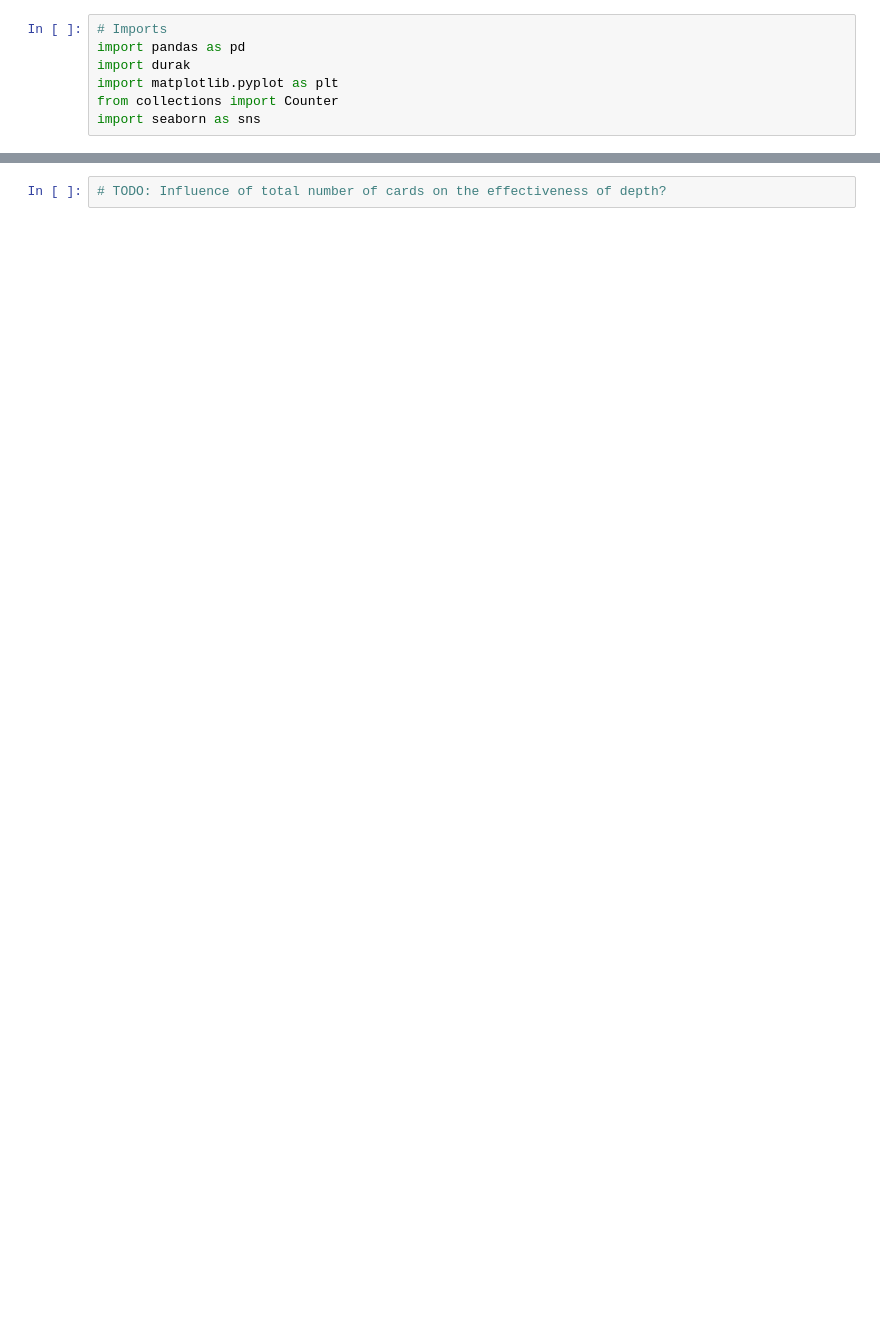
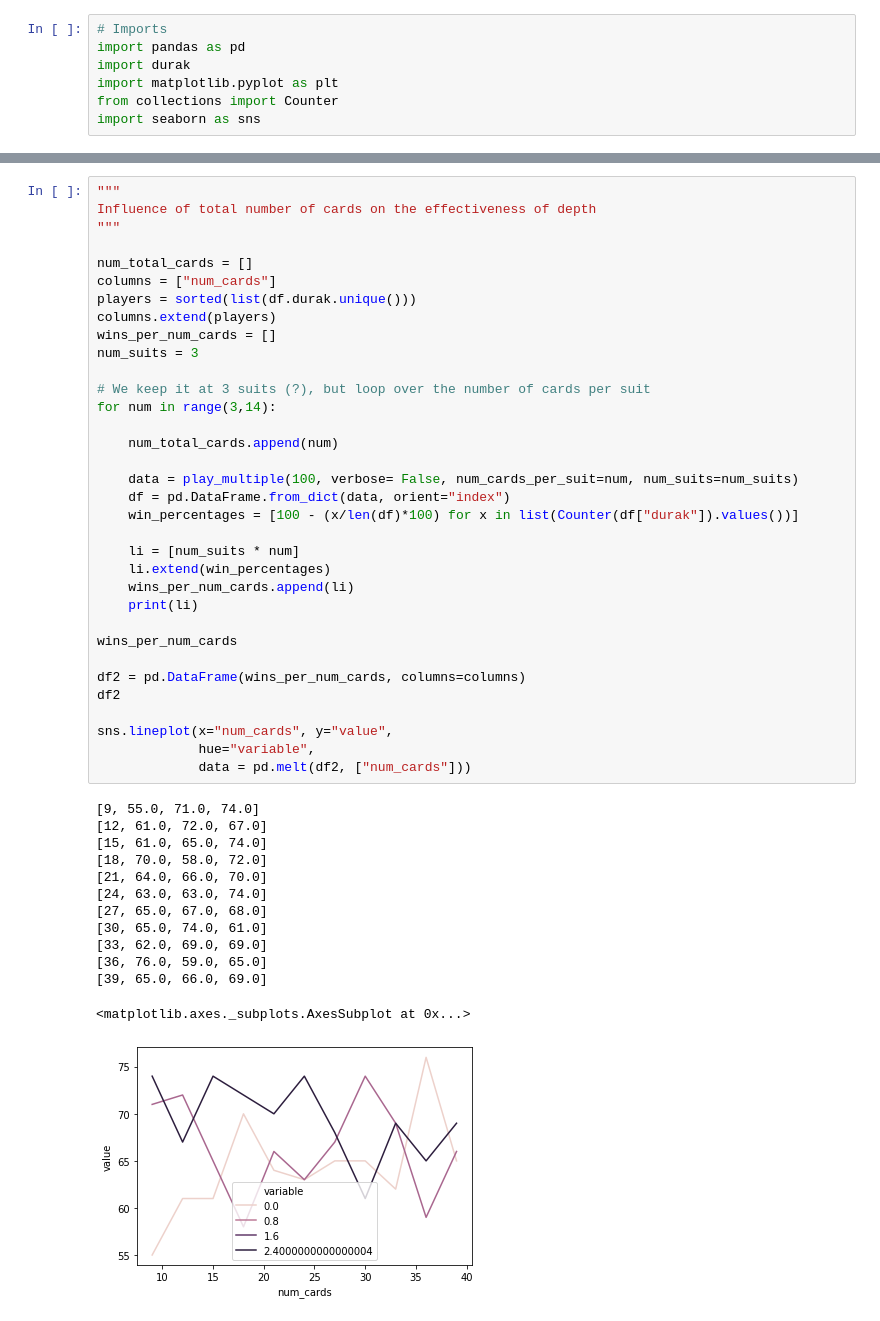
Before and after one commit to BorisWinter/durak, a Jupyter notebook: experiments.ipynb, the cells around one changed output, grey strips where cells are left out. Drawn from its saved outputs; the diff is of its cells as text; blank space fills up the shorter version.

```diff
--- a/experiments.ipynb
+++ b/experiments.ipynb
@@ -64,2 +85,48 @@ _ = g.set_ylim(0, p.get_height()+20) #To make space for the annotations
-# %%
-# TODO: Influence of total number of cards on the effectiveness of depth?
+# %%
+"""
+Influence of total number of cards on the effectiveness of depth
+"""
+
+num_total_cards = []
+columns = ["num_cards"]
+players = sorted(list(df.durak.unique()))
+columns.extend(players)
+wins_per_num_cards = []
+num_suits = 3
+
+# We keep it at 3 suits (?), but loop over the number of cards per suit
+for num in range(3,14):
+
+    num_total_cards.append(num)
+
+    data = play_multiple(100, verbose= False, num_cards_per_suit=num, num_suits=num_suits)
+    df = pd.DataFrame.from_dict(data, orient="index")
+    win_percentages = [100 - (x/len(df)*100) for x in list(Counter(df["durak"]).values())]
+
+    li = [num_suits * num]
+    li.extend(win_percentages)
+    wins_per_num_cards.append(li)
+    print(li)
+
+wins_per_num_cards
+
+df2 = pd.DataFrame(wins_per_num_cards, columns=columns)
+df2
+
+sns.lineplot(x="num_cards", y="value",
+             hue="variable",
+             data = pd.melt(df2, ["num_cards"]))
+# %% [output]
+[9, 55.0, 71.0, 74.0]
+[12, 61.0, 72.0, 67.0]
+[15, 61.0, 65.0, 74.0]
+[18, 70.0, 58.0, 72.0]
+[21, 64.0, 66.0, 70.0]
+[24, 63.0, 63.0, 74.0]
+[27, 65.0, 67.0, 68.0]
+[30, 65.0, 74.0, 61.0]
+[33, 62.0, 69.0, 69.0]
+[36, 76.0, 59.0, 65.0]
+[39, 65.0, 66.0, 69.0]
+<matplotlib.axes._subplots.AxesSubplot at 0x...>
+[figure, added]
```
Also changed, not shown: parts of 3 cells of this notebook, 1 other file.
